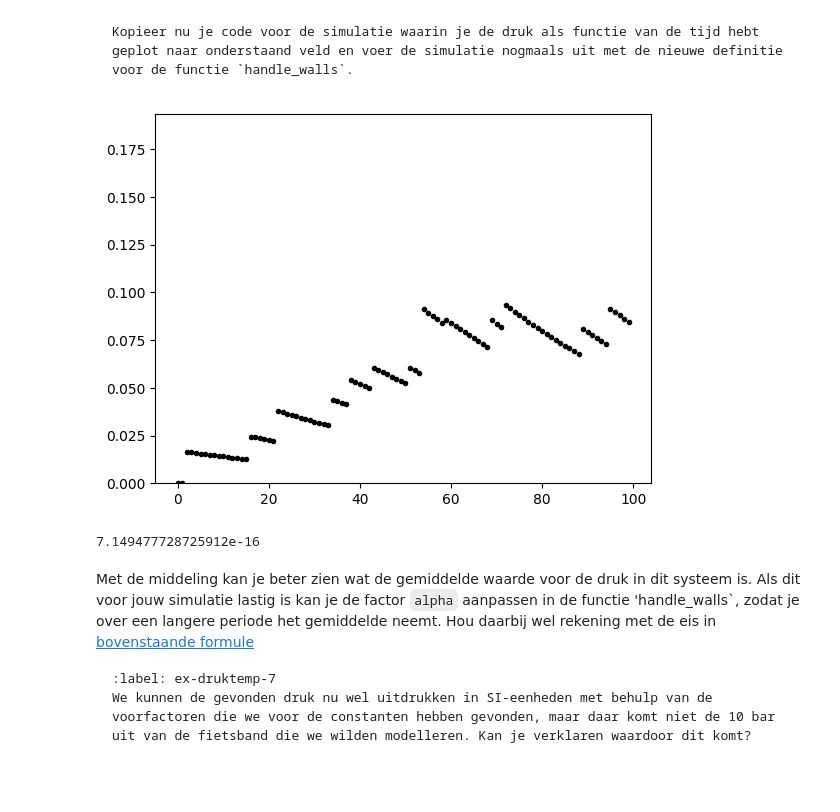
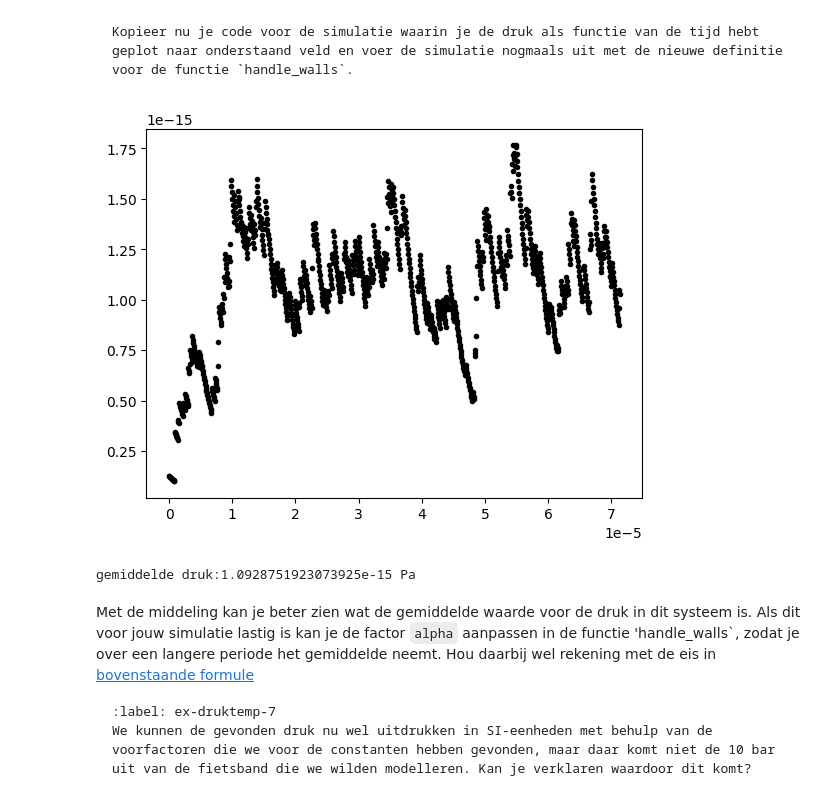
Before and after one commit to Toomab/warme-dynamica, a Jupyter notebook: Content/PySim/5_druktemp.ipynb, the cells around one changed output. Saved outputs shown, nothing was run; the diff lists cells and outputs as text; code cells hidden in the pictures.

```diff
--- a/Content/PySim/5_druktemp.ipynb
+++ b/Content/PySim/5_druktemp.ipynb
@@ -394,26 +393,28 @@ Kopieer nu je code voor de simulatie waarin je de druk als functie van de tijd h
 # %%
 
 # Geef je oplossing
-t = 100
+t = 1000
+times = np.arange(t)*DT*T0
 P = np.zeros(t)
 temp = np.zeros(t)
+particles = []
 create_particles(particles)
 for i in range(t):
     take_time_step(particles)
     temp[i] = temperature(particles)
     P[i] = handle_walls(particles)
+P_echt = P*(M0*V0**2)/(L0**2)
+
 
 plt.figure()
-plt.plot(P,'k.')
-plt.ylim(0,np.max(P)+0.1)
+plt.plot(times, P_echt,'k.')
 plt.show()
 #omdat er weinig deeltjes zijn kan een variatie van 1 meer of minder die per tijdseenheid botst met de muur botsten een groot effect hebben.
 
-P_echt = P[-1]*(M0*V0)/(L0*T0)
-print(P_echt)
+print(f"gemiddelde druk:{np.mean(P_echt[20:])} Pa")
 # %% [output]
-[figure, old version]
+[figure, new version]
-7.149477728725912e-16
+gemiddelde druk:1.0928751923073925e-15 Pa
 # %% [markdown]
 Met de middeling kan je beter zien wat de gemiddelde waarde voor de druk in dit systeem is. Als dit voor jouw simulatie lastig is kan je de factor `alpha` aanpassen in de functie 'handle_walls`, zodat je over een langere periode het gemiddelde neemt. Hou daarbij wel rekening met de eis in [bovenstaande formule](int_norm)
 
```
Also changed, not shown: parts of 5 cells of this notebook.
